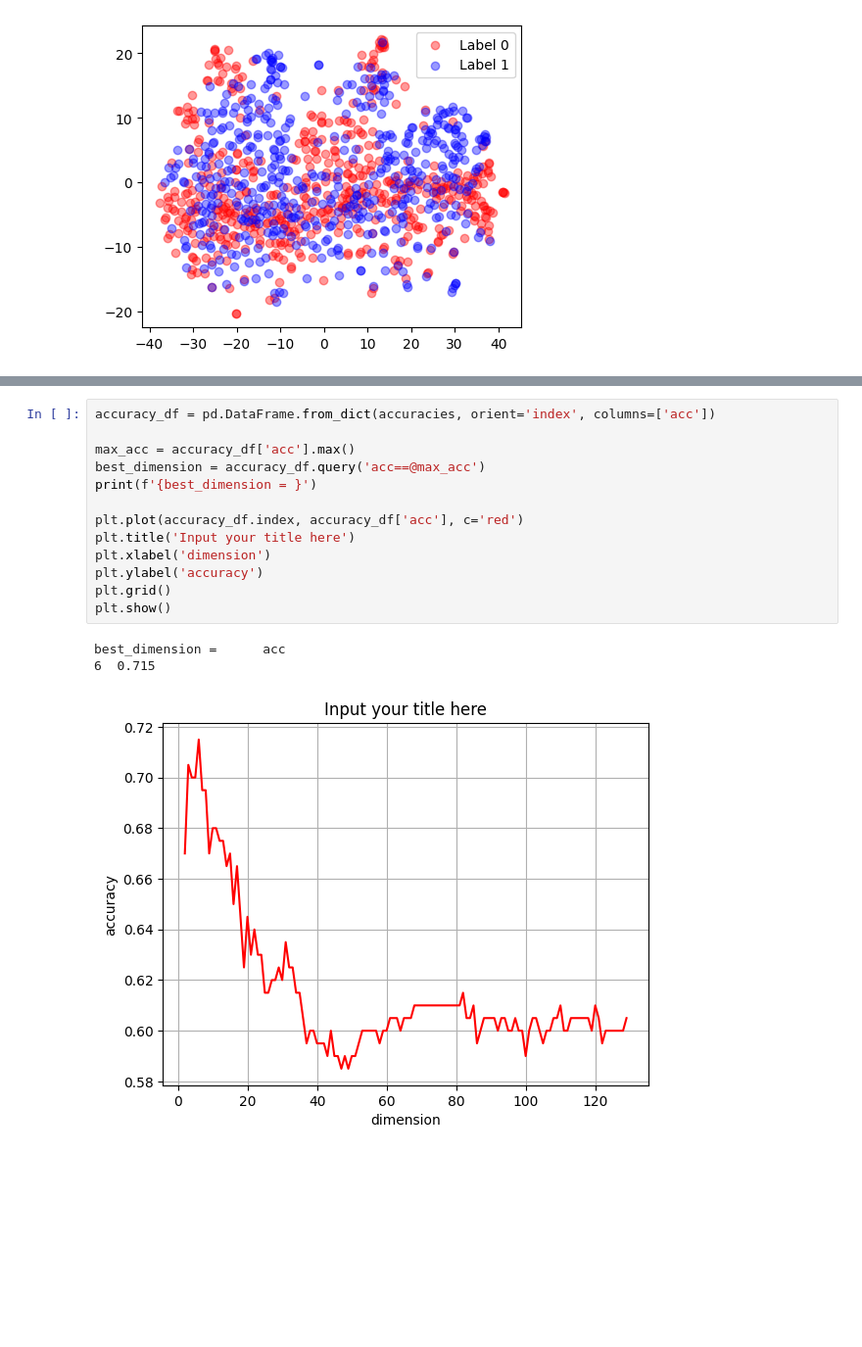
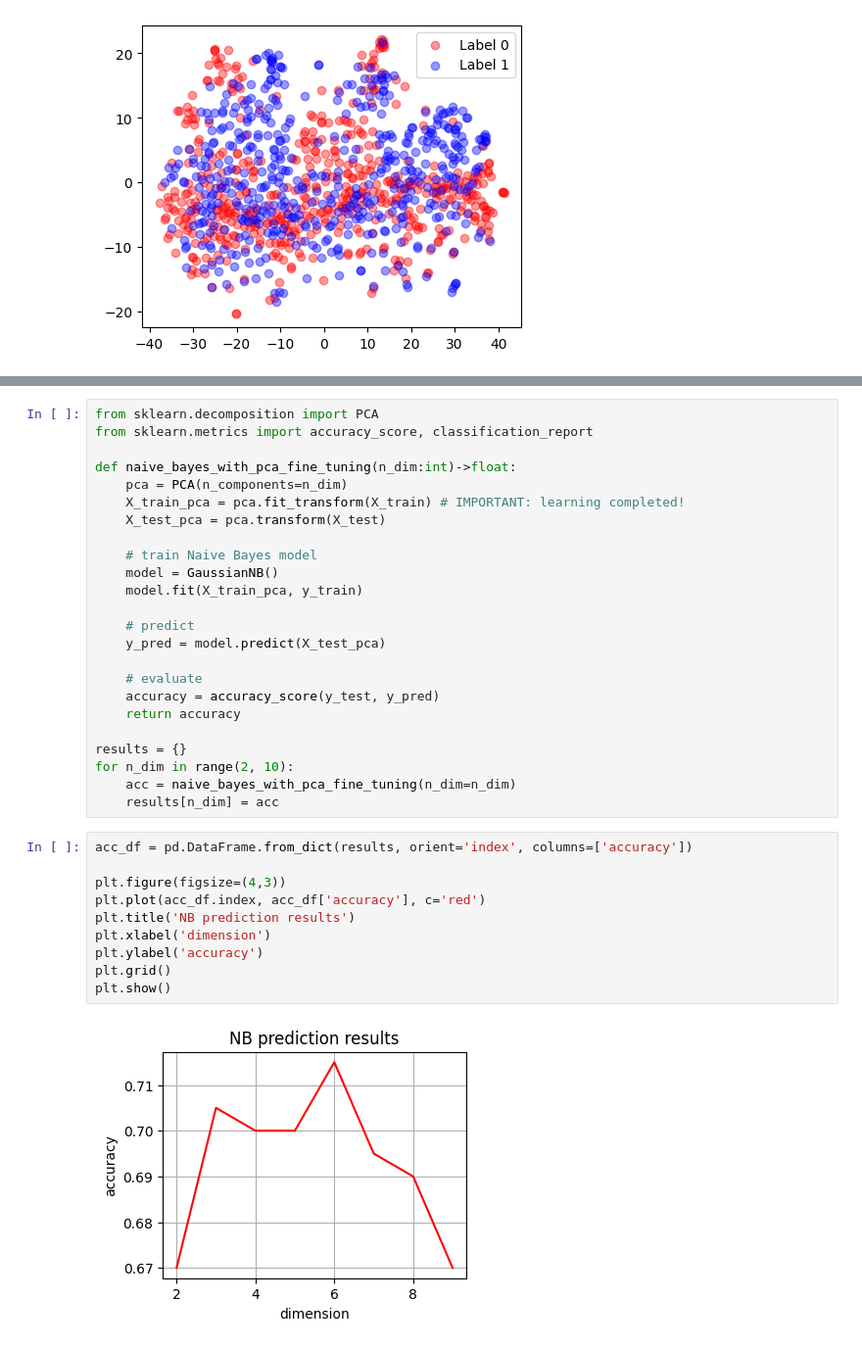
Before and after one commit to dcsolus/kclass, a Jupyter notebook: 13_1_naiveBayes.ipynb, the cells around one changed output, grey strips where cells are left out. Shown at 98% size. Drawn from its saved outputs; the diff is of its cells as text; blank space fills up the shorter version.

```diff
--- a/13_1_naiveBayes.ipynb
+++ b/13_1_naiveBayes.ipynb
@@ -310,17 +271,36 @@ accuracies
+# %%
+from sklearn.decomposition import PCA
+from sklearn.metrics import accuracy_score, classification_report
+
+def naive_bayes_with_pca_fine_tuning(n_dim:int)->float:
+    pca = PCA(n_components=n_dim)
+    X_train_pca = pca.fit_transform(X_train) # IMPORTANT: learning completed!
+    X_test_pca = pca.transform(X_test)
+
+    # train Naive Bayes model
+    model = GaussianNB()
+    model.fit(X_train_pca, y_train)
+
+    # predict
+    y_pred = model.predict(X_test_pca)
+
+    # evaluate
+    accuracy = accuracy_score(y_test, y_pred)
+    return accuracy
+
+results = {}
+for n_dim in range(2, 10):
+    acc = naive_bayes_with_pca_fine_tuning(n_dim=n_dim)
+    results[n_dim] = acc
 # %%
-accuracy_df = pd.DataFrame.from_dict(accuracies, orient='index', columns=['acc'])
+acc_df = pd.DataFrame.from_dict(results, orient='index', columns=['accuracy'])
 
-max_acc = accuracy_df['acc'].max()
-best_dimension = accuracy_df.query('acc==@max_acc')
-print(f'{best_dimension = }')
-
-plt.plot(accuracy_df.index, accuracy_df['acc'], c='red')
-plt.title('Input your title here')
+plt.figure(figsize=(4,3))
+plt.plot(acc_df.index, acc_df['accuracy'], c='red')
+plt.title('NB prediction results')
 plt.xlabel('dimension')
 plt.ylabel('accuracy')
 plt.grid()
 plt.show()
 # %% [output]
-best_dimension =      acc
-6  0.715
-[figure, old version]
+[figure, new version]
```
Also changed, not shown: parts of 4 cells of this notebook, 1 other file.
